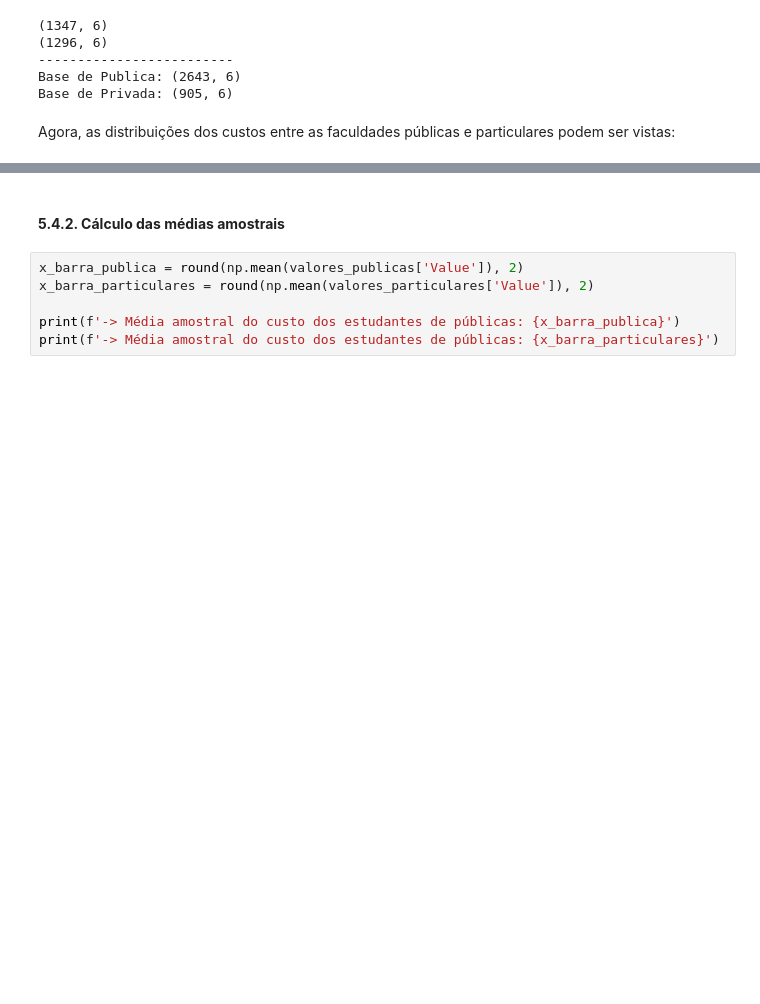
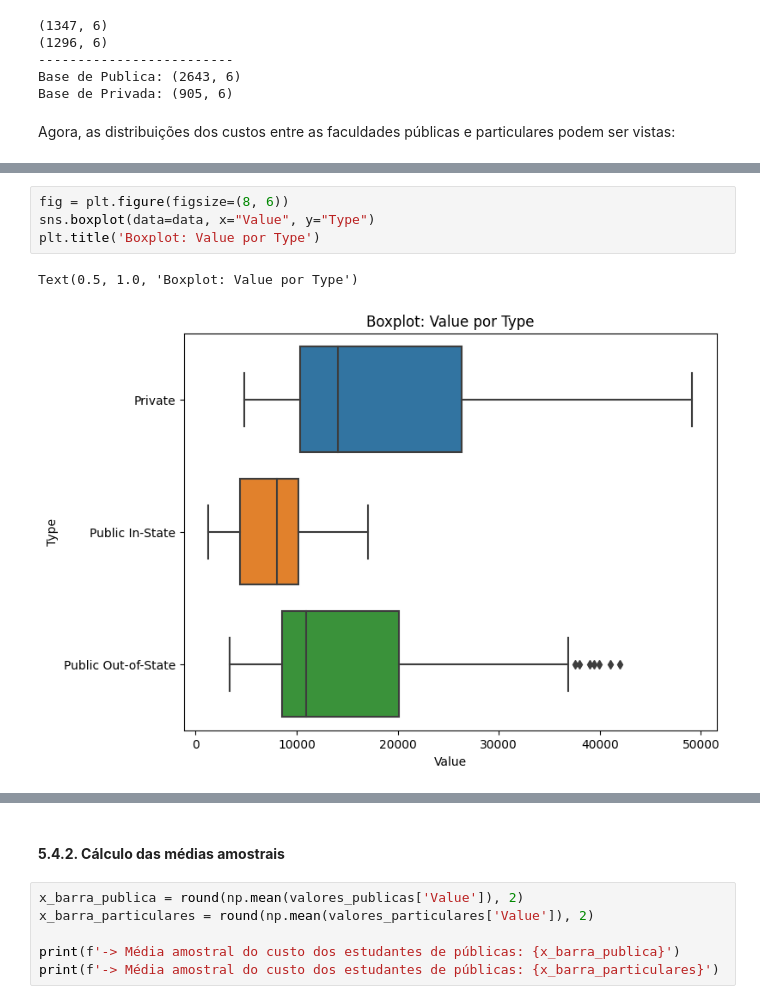
Before and after one commit to gabriellfelipe7/AnaliseExploratoria_AverageCostStudentUSA, a Jupyter notebook: AnaliseExploratoria_AverageCostStudentUSA.ipynb, the cells around one changed output, grey strips where cells are left out. Cells and saved outputs as stored; diff of their text form; blank space fills up the shorter version.

```diff
--- a/AnaliseExploratoria_AverageCostStudentUSA.ipynb
+++ b/AnaliseExploratoria_AverageCostStudentUSA.ipynb
@@ -546,3 +543,10 @@ plt.legend(labels=["Publica","Particular"])
+# %%
+fig = plt.figure(figsize=(8, 6))
+sns.boxplot(data=data, x="Value", y="Type")
+plt.title('Boxplot: Value por Type')
+# %% [output]
+Text(0.5, 1.0, 'Boxplot: Value por Type')
+[figure, added]
 # %%
 fig = plt.figure(figsize=(8, 6))
 plt.xlabel('Type')
```
Also changed, not shown: parts of 29 cells of this notebook.
